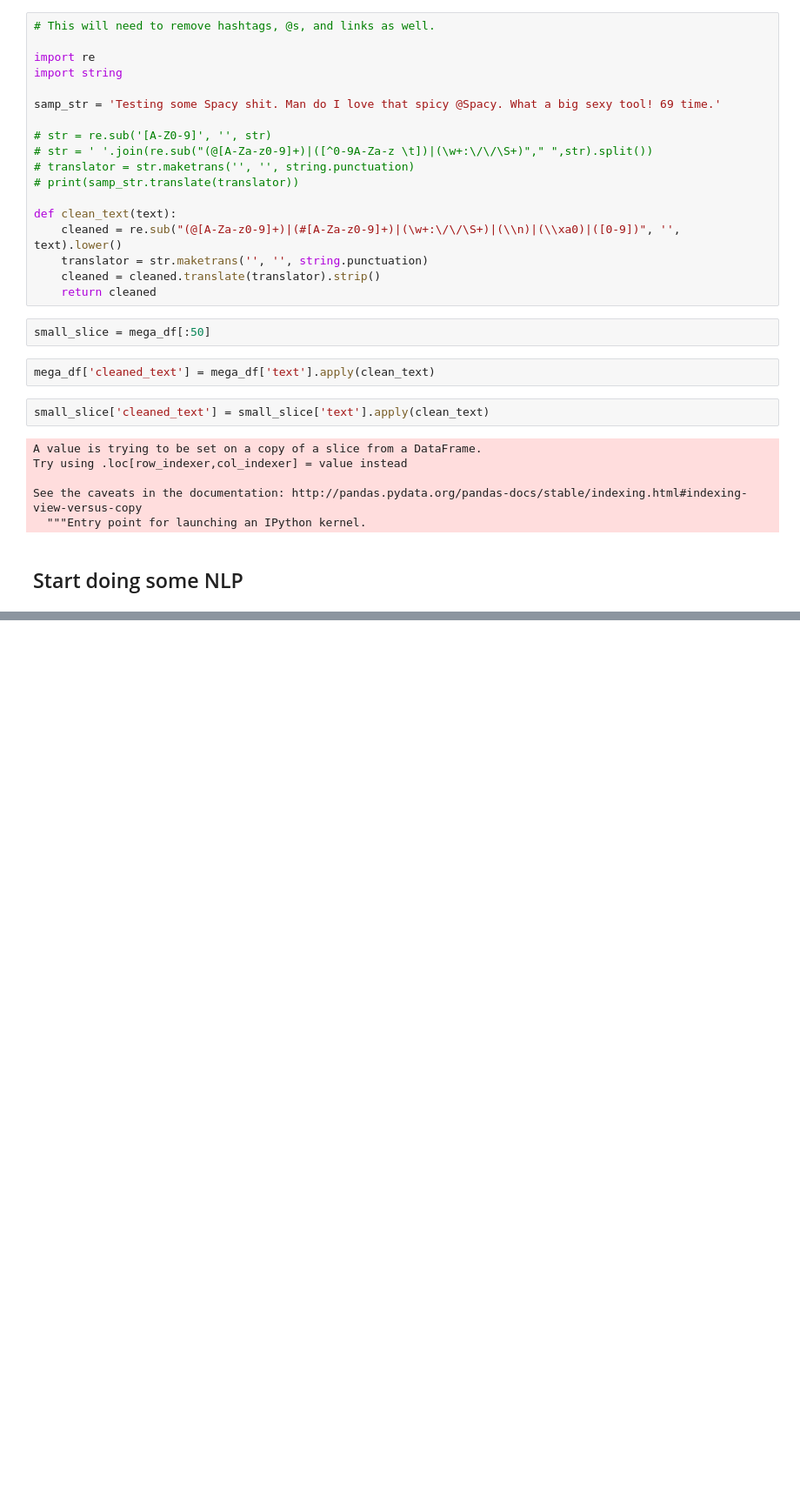
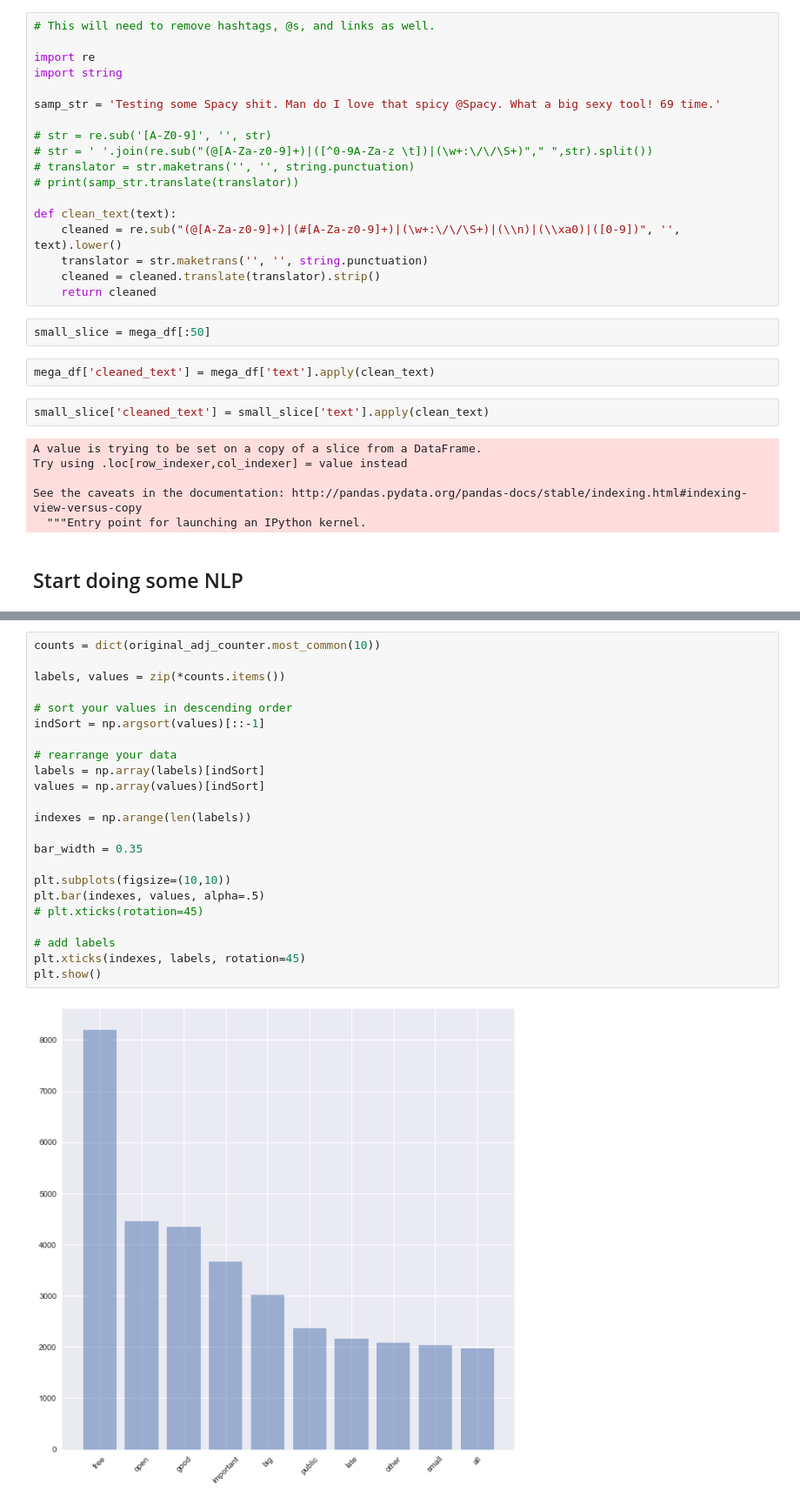
Before and after one commit to tylernwatson/galvanize_dsi_capstone, a Jupyter notebook: EDA.ipynb, the cells around one changed output, grey strips where cells are left out. Shown at 87% size. Saved outputs shown, nothing was run; the diff lists cells and outputs as text; blank space fills up the shorter version.

```diff
--- a/EDA.ipynb
+++ b/EDA.ipynb
@@ -736,0 +771,25 @@ def main(tweet_collection):
+# %%
+counts = dict(original_adj_counter.most_common(10))
+
+labels, values = zip(*counts.items())
+
+# sort your values in descending order
+indSort = np.argsort(values)[::-1]
+
+# rearrange your data
+labels = np.array(labels)[indSort]
+values = np.array(values)[indSort]
+
+indexes = np.arange(len(labels))
+
+bar_width = 0.35
+
+plt.subplots(figsize=(10,10))
+plt.bar(indexes, values, alpha=.5)
+# plt.xticks(rotation=45)
+
+# add labels
+plt.xticks(indexes, labels, rotation=45)
+plt.show()
+# %% [output]
+[figure, added]
```
Also changed, not shown: parts of 36 cells of this notebook, 1 other file.
